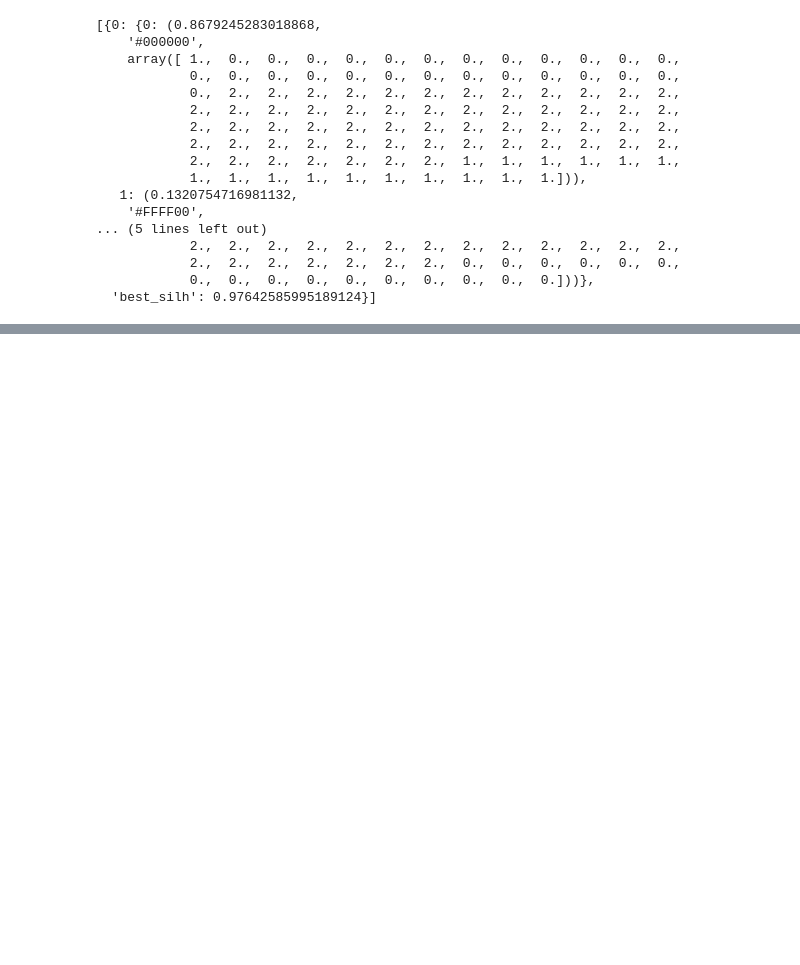
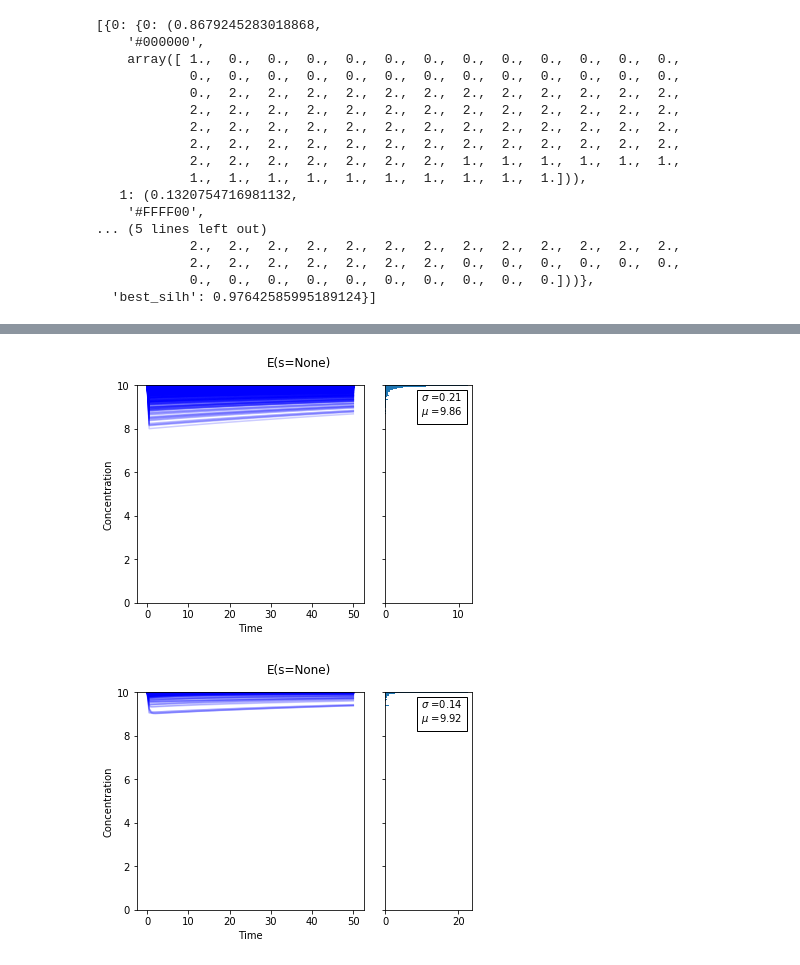
Before and after one commit to LoLab-MSM/pydyno, a Jupyter notebook: tropical/examples/double_enzymatic/double_enzymatic_analysis.ipynb, the cells around one changed output, grey strips where cells are left out. Drawn from its saved outputs; the diff is of its cells as text; code cells hidden in the pictures; blank space fills up the shorter version.

```diff
--- a/tropical/examples/double_enzymatic/double_enzymatic_analysis.ipynb
+++ b/tropical/examples/double_enzymatic/double_enzymatic_analysis.ipynb
@@ -62,3 +62,12 @@ q=cyjs.render(data_viz)
 # %% [output]
 [interactive output not drawn]
 [interactive output not drawn]
+# %%
+%matplotlib inline
+from tropical.analysis_of_clusters import AnalysisCluster
+
+ac = AnalysisCluster(model=model, sim_results='sim_results.h5', clusters=clus.labels)
+ac.plot_dynamics_cluster_types(species=[0], norm=False)
+# %% [output]
+[figure, added]
+[figure, added]
```
Also changed, not shown: parts of 2 cells of this notebook, 1 other file.
